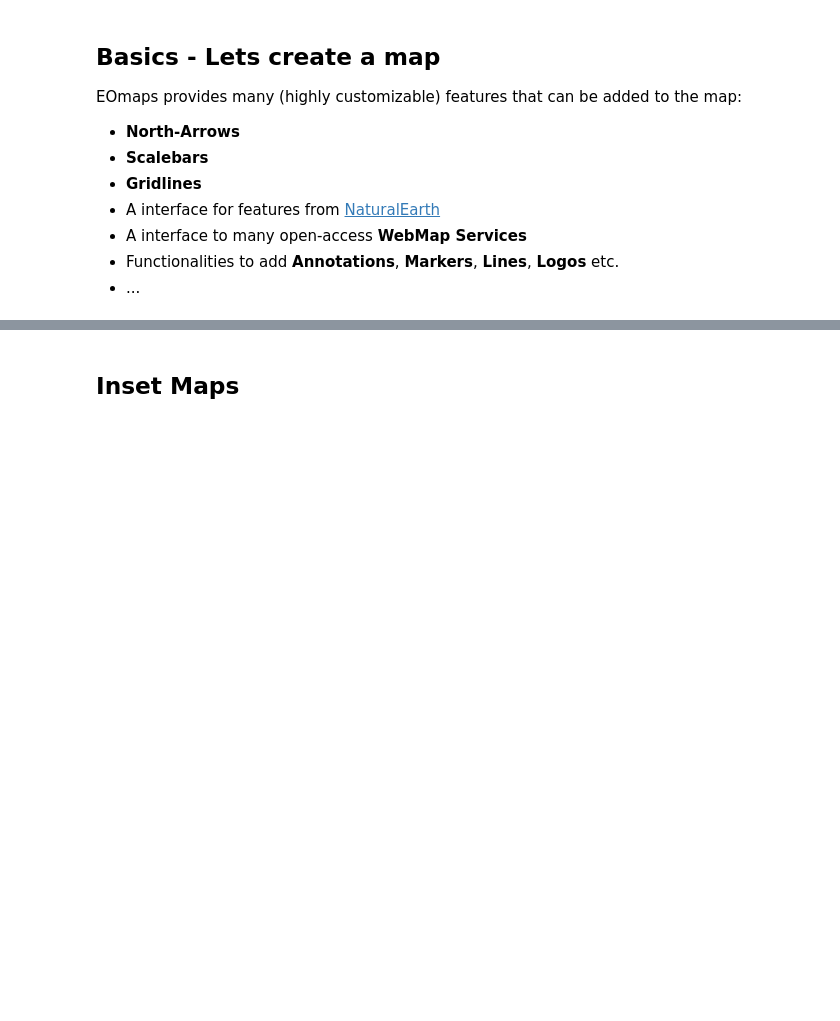
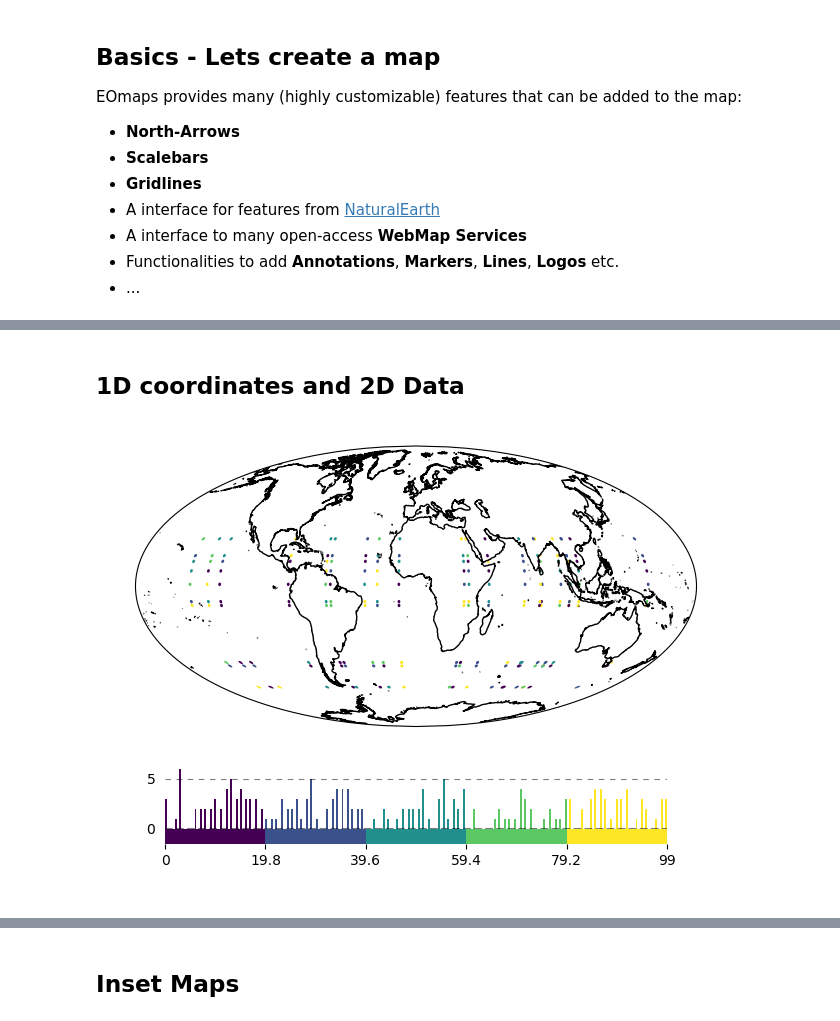
Before and after one commit to raphaelquast/EOmaps_GeoPython2023, a Jupyter notebook: EOmaps_workshop.ipynb, the cells around one changed output, grey strips where cells are left out. Cells and saved outputs as stored; diff of their text form; code cells hidden in the pictures; blank space fills up the shorter version.

```diff
--- a/EOmaps_workshop.ipynb
+++ b/EOmaps_workshop.ipynb
@@ -102,0 +166,21 @@ m.snapshot(clear=True)
+# %% [markdown]
+## 1D coordinates and 2D Data
+# %%
+lon = np.random.randint(-150, 150, 20)
+lat = np.random.randint(-75, 68, 10)
+data = np.random.randint(0, 100, (lon.size, lat.size))
+# ----------------------------------
+
+m = Maps(Maps.CRS.Mollweide())
+m.add_feature.preset.coastline()
+
+m.set_data(data, lon, lat)
+m.set_classify.EqualInterval(k=5)
+m.set_shape.geod_circles(radius=1e5)
+m.plot_map(set_extent=False)
+m.add_colorbar()
+
+if print_snapshots:
+    m.snapshot(clear=False)
+# %% [output]
+[figure, added]
```
Also changed, not shown: parts of 12 cells of this notebook.
